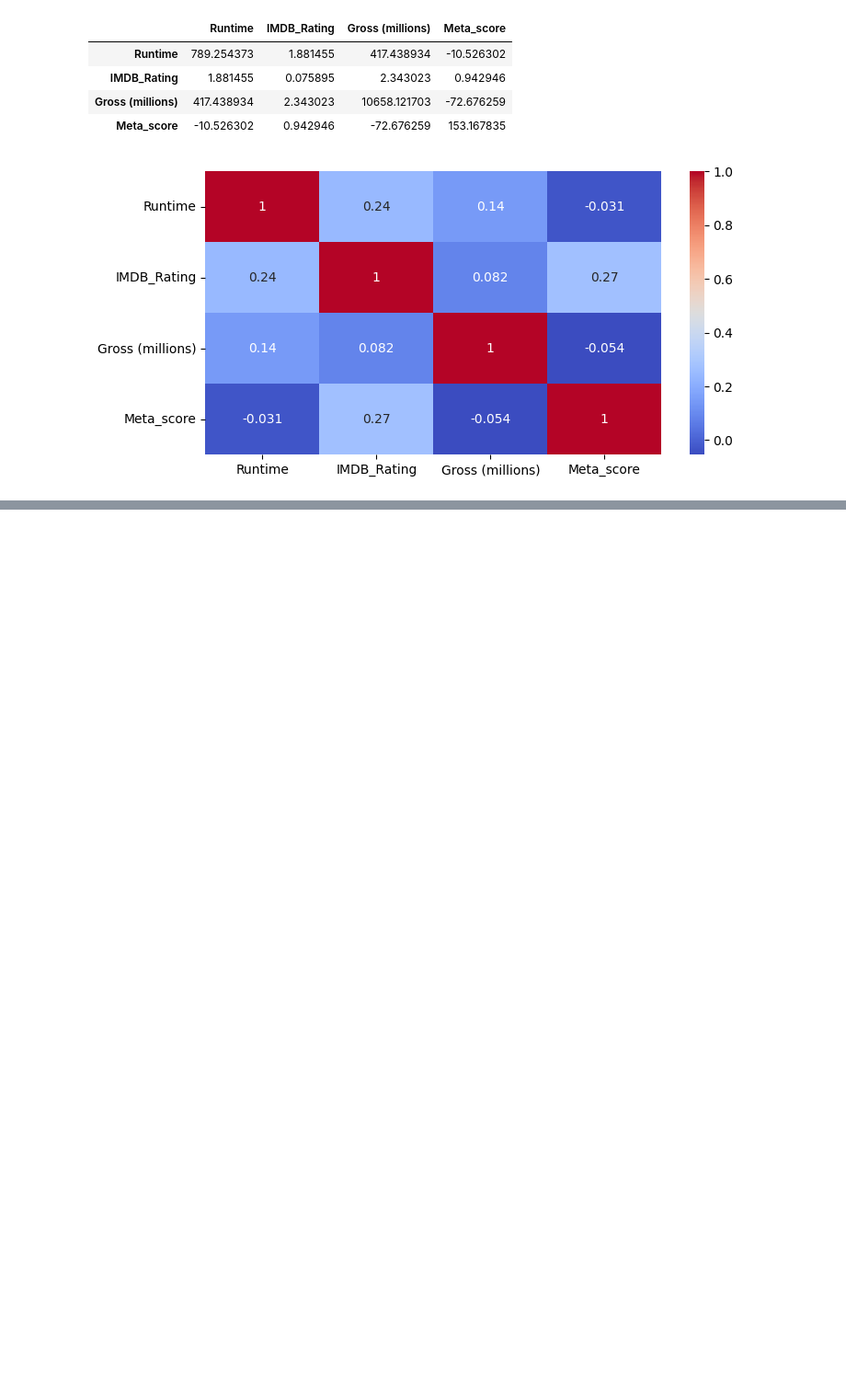
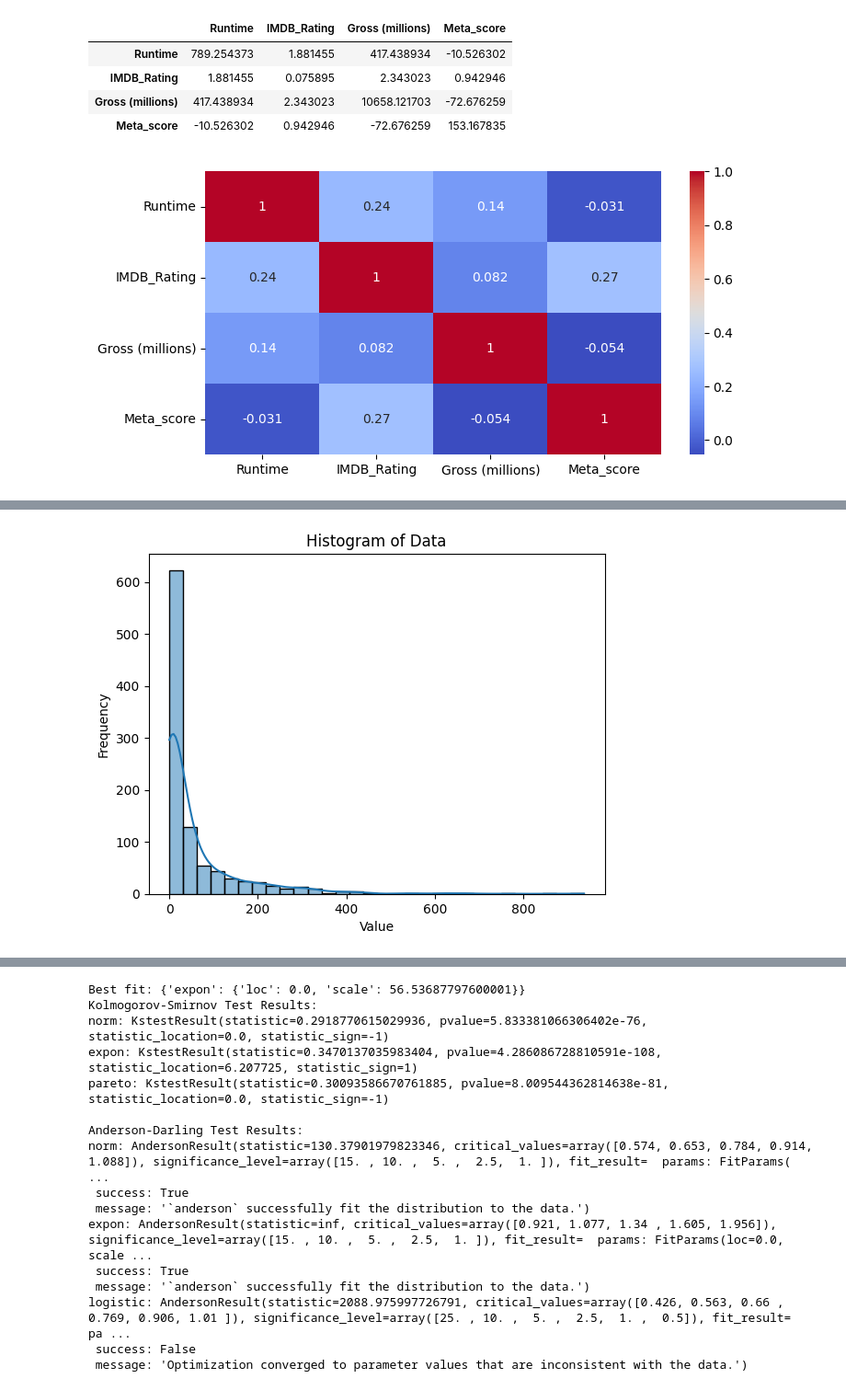
Before and after one commit to gmc314/Statistics-Explanations, a Jupyter notebook: lights-camera-statistics.ipynb, the cells around one changed output, grey strips where cells are left out. Shown at 92% size. Drawn from its saved outputs; the diff is of its cells as text; code cells hidden in the pictures; blank space fills up the shorter version.

```diff
--- a/lights-camera-statistics.ipynb
+++ b/lights-camera-statistics.ipynb
@@ -229,0 +257,48 @@ gross_by_decade.head()
+# %%
+from fitter import Fitter
+
+# Plot the histogram
+sns.histplot(df['Gross (millions)'], bins=30, kde=True)
+plt.xlabel('Value')
+plt.ylabel('Frequency')
+plt.title('Histogram of Data')
+plt.show()
+
+# Fit different distributions
+f = Fitter(df['Gross (millions)'], distributions=['norm', 'expon', 'logistic'])
+f.fit()
+
+# Print the summary of the fits
+f.summary()
+
+# Get the best fit distribution
+best_fit = f.get_best()
+print(f"Best fit: {best_fit}")
+
+# Perform goodness-of-fit tests
+# Kolmogorov-Smirnov Test
+ks_results = {
+    'norm': st.kstest(df['Gross (millions)'], 'norm', args=(f.fitted_param['norm'])),
+    'expon': st.kstest(df['Gross (millions)'], 'expon', args=(f.fitted_param['expon'])),
+    'pareto': st.kstest(df['Gross (millions)'], 'logistic', args=(f.fitted_param['logistic']))
+}
+
+# Anderson-Darling Test
+ad_results = {
+    'norm': st.anderson(df['Gross (millions)'], 'norm'),
+    'expon': st.anderson(df['Gross (millions)'], 'expon'),
+    'logistic': st.anderson(df['Gross (millions)'], 'logistic')
+}
+
+print("Kolmogorov-Smirnov Test Results:")
+for dist, result in ks_results.items():
+    print(f"{dist}: {result}")
+
+print("\nAnderson-Darling Test Results:")
+for dist, result in ad_results.items():
+    print(f"{dist}: {result}")
+
+# Information Criteria
+# AIC and BIC can be manually calculated if necessary using log-likelihood values from the fitted distributions
+# %% [output]
+[figure, added]
@@ -229,0 +308,16 @@ gross_by_decade.head()
+Best fit: {'expon': {'loc': 0.0, 'scale': 56.53687797600001}}
+Kolmogorov-Smirnov Test Results:
+norm: KstestResult(statistic=0.2918770615029936, pvalue=5.833381066306402e-76, statistic_location=0.0, statistic_sign=-1)
+expon: KstestResult(statistic=0.3470137035983404, pvalue=4.286086728810591e-108, statistic_location=6.207725, statistic_sign=1)
+pareto: KstestResult(statistic=0.30093586670761885, pvalue=8.009544362814638e-81, statistic_location=0.0, statistic_sign=-1)
+
+Anderson-Darling Test Results:
+norm: AndersonResult(statistic=130.37901979823346, critical_values=array([0.574, 0.653, 0.784, 0.914, 1.088]), significance_level=array([15. , 10. ,  5. ,  2.5,  1. ]), fit_result=  params: FitParams( ...
+ success: True
+ message: '`anderson` successfully fit the distribution to the data.')
+expon: AndersonResult(statistic=inf, critical_values=array([0.921, 1.077, 1.34 , 1.605, 1.956]), significance_level=array([15. , 10. ,  5. ,  2.5,  1. ]), fit_result=  params: FitParams(loc=0.0, scale ...
+ success: True
+ message: '`anderson` successfully fit the distribution to the data.')
+logistic: AndersonResult(statistic=2088.975997726791, critical_values=array([0.426, 0.563, 0.66 , 0.769, 0.906, 1.01 ]), significance_level=array([25. , 10. ,  5. ,  2.5,  1. ,  0.5]), fit_result=  pa ...
+ success: False
+ message: 'Optimization converged to parameter values that are inconsistent with the data.')
```
Also changed, not shown: parts of 3 cells of this notebook.
